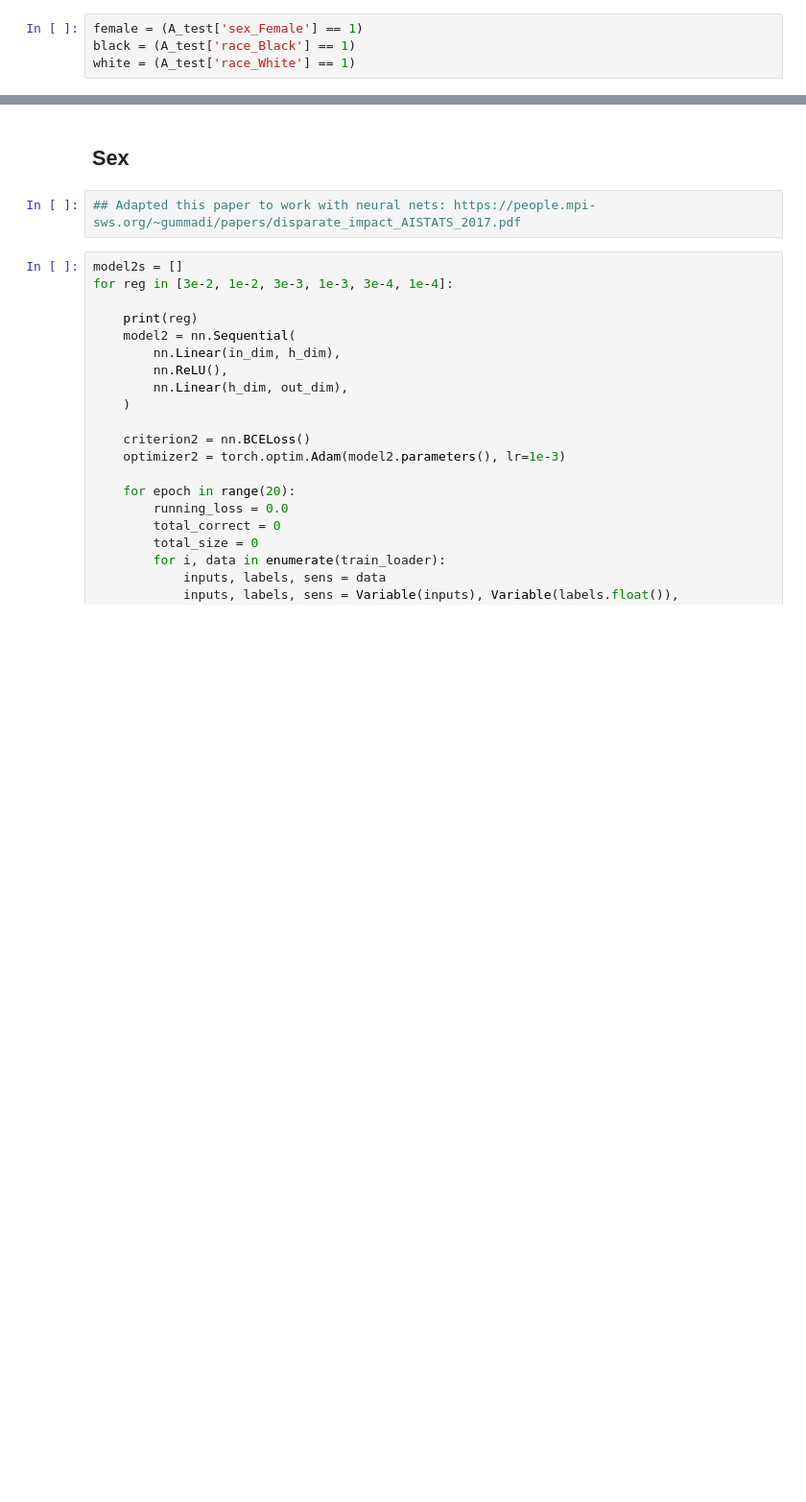
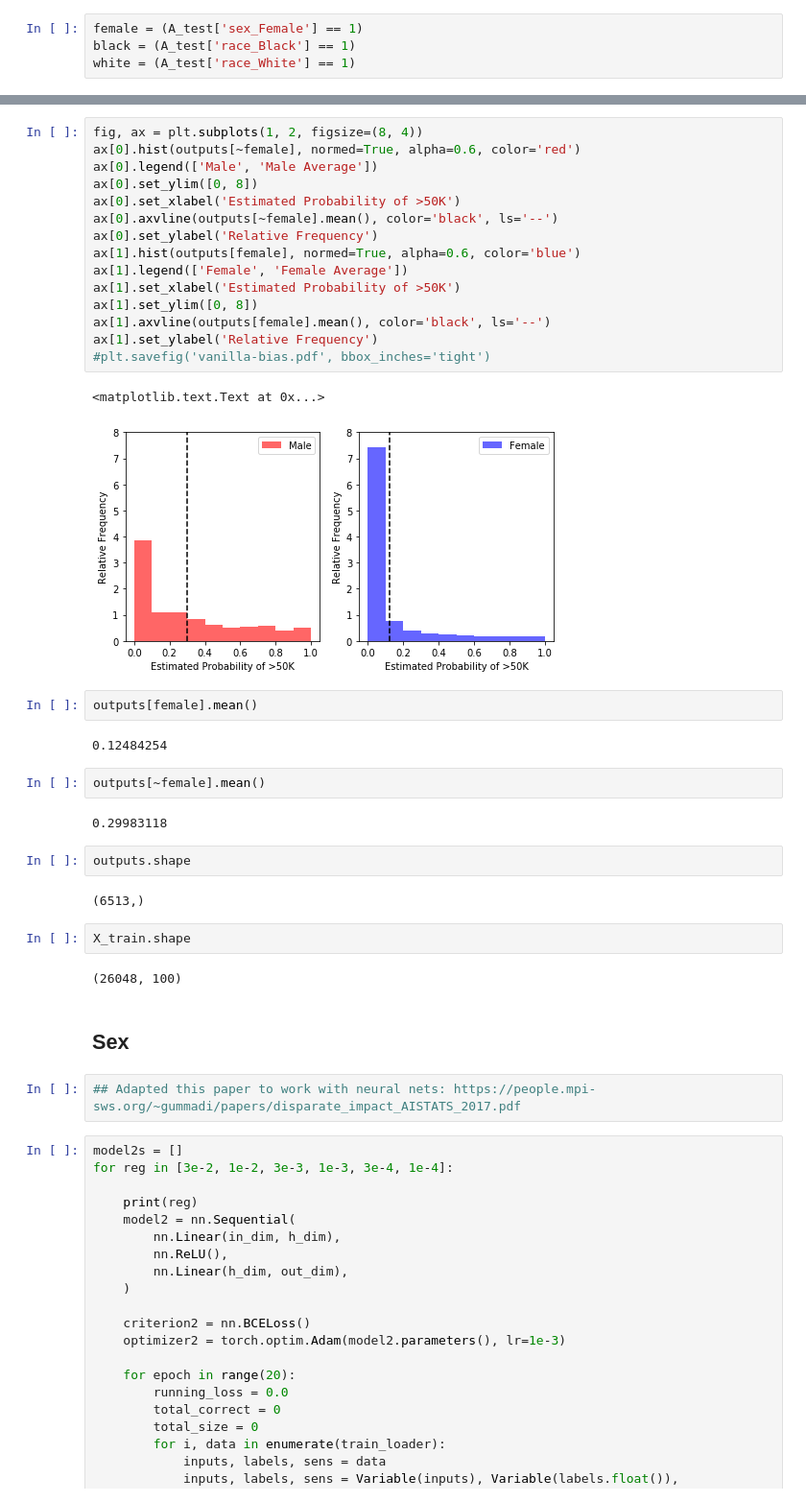
Before and after one commit to al5250/credit-fariness, a Jupyter notebook: notebooks/adult-income.ipynb, the cells around one changed output, grey strips where cells are left out. Shown at 96% size. Cells and saved outputs as stored; diff of their text form; blank space fills up the shorter version.

```diff
--- a/notebooks/adult-income.ipynb
+++ b/notebooks/adult-income.ipynb
@@ -155,3 +155,37 @@ y_pred[~female].mean()
+# %%
+fig, ax = plt.subplots(1, 2, figsize=(8, 4))
+ax[0].hist(outputs[~female], normed=True, alpha=0.6, color='red')
+ax[0].legend(['Male', 'Male Average'])
+ax[0].set_ylim([0, 8])
+ax[0].set_xlabel('Estimated Probability of >50K')
+ax[0].axvline(outputs[~female].mean(), color='black', ls='--')
+ax[0].set_ylabel('Relative Frequency')
+ax[1].hist(outputs[female], normed=True, alpha=0.6, color='blue')
+ax[1].legend(['Female', 'Female Average'])
+ax[1].set_xlabel('Estimated Probability of >50K')
+ax[1].set_ylim([0, 8])
+ax[1].axvline(outputs[female].mean(), color='black', ls='--')
+ax[1].set_ylabel('Relative Frequency')
+#plt.savefig('vanilla-bias.pdf', bbox_inches='tight')
+# %% [output]
+<matplotlib.text.Text at 0x...>
+[figure, added]
+# %%
+outputs[female].mean()
+# %% [output]
+0.12484254
+# %%
+outputs[~female].mean()
+# %% [output]
+0.29983118
+# %%
+outputs.shape
+# %% [output]
+(6513,)
+# %%
+X_train.shape
+# %% [output]
+(26048, 100)
 # %% [markdown]
 ## Sex
 # %%
```
Also changed, not shown: parts of 14 cells of this notebook, 5 other files.
